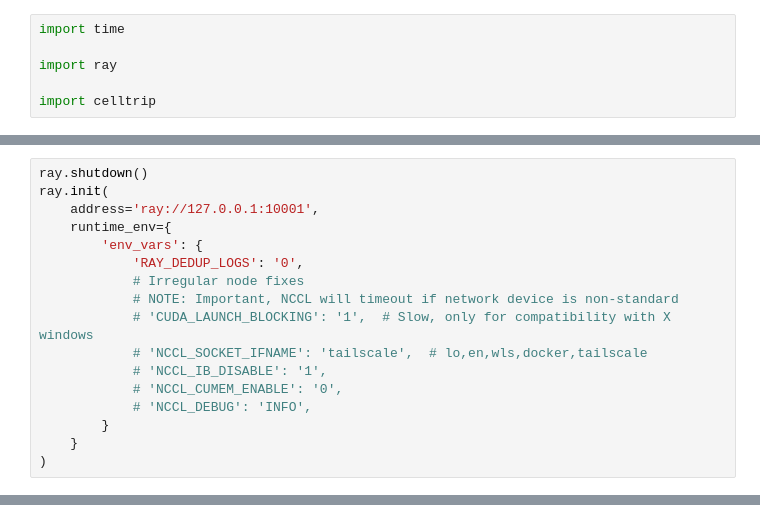
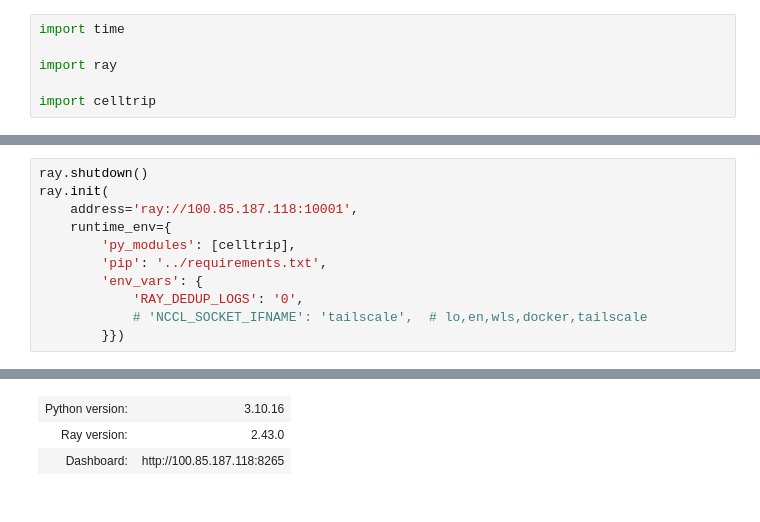
Before and after one commit to Oafish1/CellTRIP, a Jupyter notebook: scripts/train.ipynb, the cells around one changed output, grey strips where cells are left out. Cells and saved outputs as stored; diff of their text form.

```diff
--- a/scripts/train.ipynb
+++ b/scripts/train.ipynb
@@ -10,17 +47,12 @@ import celltrip
 # %%
 ray.shutdown()
 ray.init(
-    address='ray://127.0.0.1:10001',
+    address='ray://100.85.187.118:10001',
     runtime_env={
+        'py_modules': [celltrip],
+        'pip': '../requirements.txt',
         'env_vars': {
             'RAY_DEDUP_LOGS': '0',
-            # Irregular node fixes
-            # NOTE: Important, NCCL will timeout if network device is non-standard
-            # 'CUDA_LAUNCH_BLOCKING': '1',  # Slow, only for compatibility with X windows
             # 'NCCL_SOCKET_IFNAME': 'tailscale',  # lo,en,wls,docker,tailscale
-            # 'NCCL_IB_DISABLE': '1',
-            # 'NCCL_CUMEM_ENABLE': '0',
-            # 'NCCL_DEBUG': 'INFO',
-        }
-    }
-)
+        }})
+# %% [output]
@@ -26,0 +61,3 @@ ray.init(
+| Python version: | 3.10.16 |
+| Ray version: | 2.43.0 |
+| Dashboard: | http://100.85.187.118:8265 |
```
Also changed, not shown: parts of 9 cells of this notebook, 13 other files.
